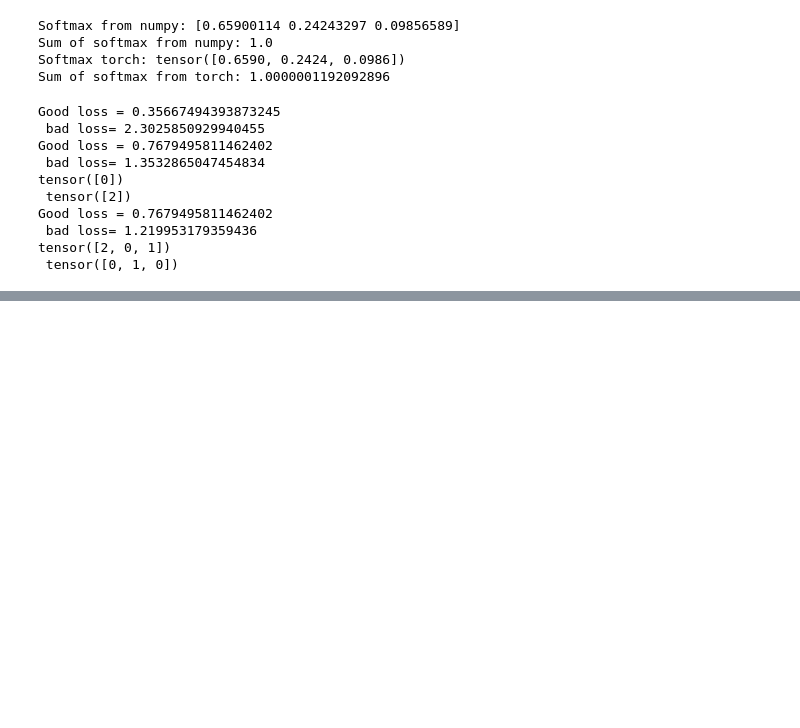
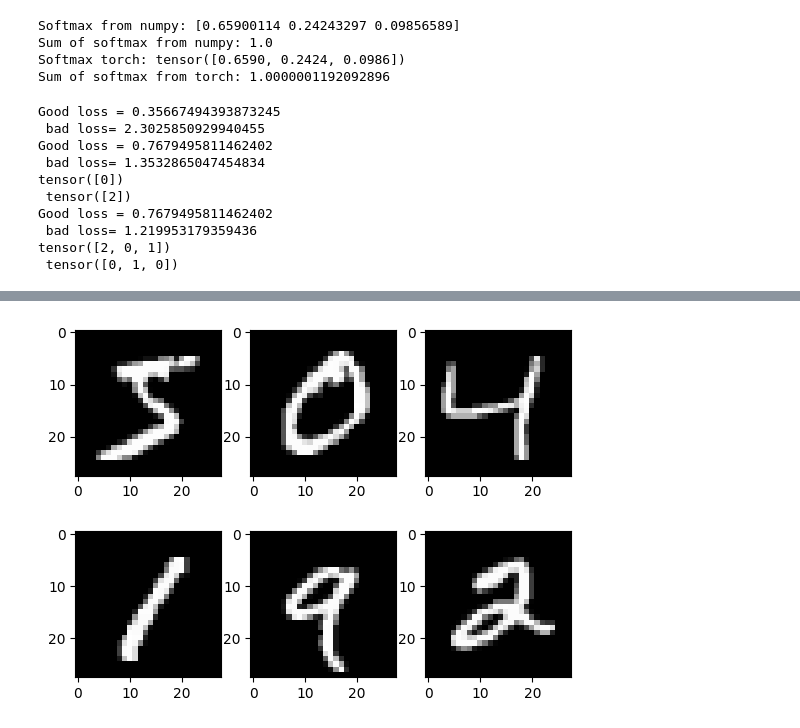
Before and after one commit to ac5589/Pytorch-tutorial-Youtube, a Jupyter notebook: Pytorch_tutorial.ipynb, the cells around one changed output, grey strips where cells are left out. Cells and saved outputs as stored; diff of their text form; code cells hidden in the pictures; blank space fills up the shorter version.

```diff
--- a/Pytorch_tutorial.ipynb
+++ b/Pytorch_tutorial.ipynb
@@ -698,3 +698,92 @@ Good loss = 0.7679495811462402
  bad loss= 1.219953179359436
 tensor([2, 0, 1])
  tensor([0, 1, 0])
+# %%
+from numpy.random import shuffle
+# MNIst dataset
+
+import torch
+import torch.nn as nn
+from torch.utils.data import DataLoader
+import torchvision.transforms as transforms
+import matplotlib.pyplot as plt
+
+# Hyper parameters
+input_size = 784 # 28 * 28
+hidden_size = 100
+num_classes = 10
+num_epoch = 2
+batchSize = 100
+learning_rate = 0.001
+
+# MNISt data
+train_dataset = datasets.MNIST(root = '/cnn_data', train=True, download=True, transform=transforms.ToTensor())
+test_dataset = datasets.MNIST(root = '/cnn_data', train=False, download=True, transform=transforms.ToTensor())
+
+train_loader = DataLoader(train_dataset, batch_size=batchSize, shuffle=True)
+test_loader = DataLoader(test_dataset, batch_size=batchSize, shuffle=False)
+
+for i, (X_Train, y_train) in enumerate(train_dataset):
+  print(f'{i}')
+  plt.subplot(2, 3, i+1)
+  plt.imshow(X_Train[0], cmap='gray')
+  if i == 5:
+    break
+
+class NeuralNet(nn.Module):
+  def __init__(self, input_size, hidden_size, num_classes):
+    super().__init__()
+    self.Linear1 = nn.Linear(input_size, hidden_size)
+    self.relu = nn.ReLU()
+    self.Linear2 = nn.Linear(hidden_size, num_classes)
+
+  def forward(self, x):
+    out = self.Linear1(X)
+    out = self.relu(out)
+    out = self.Linear2(out)
+    return out
+
+model = NeuralNet(input_size, hidden_size, num_classes)
+
+# Loss function
+Loss_fn = nn.CrossEntropyLoss()
+
+# optimizer
+optimizer = torch.optim.Adam(model.parameters(), lr=learning_rate)
+
+# Training loops
+n_total_steps = len(train_loader)
+
+for epoch in range(num_epoch)
+  for i (images, labels) in enumerate(train_loader):
+    images = images.reshape(-1, 28*28)
+
+    # Forward pass
+    output = model(images)
+
+    # Calculate loss
+    Loss = Loss_fn(output, labels)
+
+    # Backward pass
+    optimizer.zero_grad()
+    Loss.backward()
+    optimizer.step()
+
+    if (i+1)%100 == 0:
+      print(f'epoch = {epoch+1}/{num_epoch}, step = {i+1}/{n_total_steps}: Loss = {Loss.item():.4f}')
+
+
+with torch.no_grad():
+  n_correct = 0
+  n_samples = 0
+  for images, labels in test_loader:
+    images = images.reshape(-1, 28*28)
+    outputs = model(images)
+
+    _, predictions = torch.max(outputs, 1)
+    n_samples += labels.shape[0]
+    n_correct = (predictions == labels).sum().item()
+
+acc = 100 * n_correct/n_samples
+print(f'accuracy = {acc} %')
+# %% [output]
@@ -700,0 +796 @@ tensor([2, 0, 1])
+[figure, added]
```
Also changed, not shown: parts of 2 cells of this notebook.
